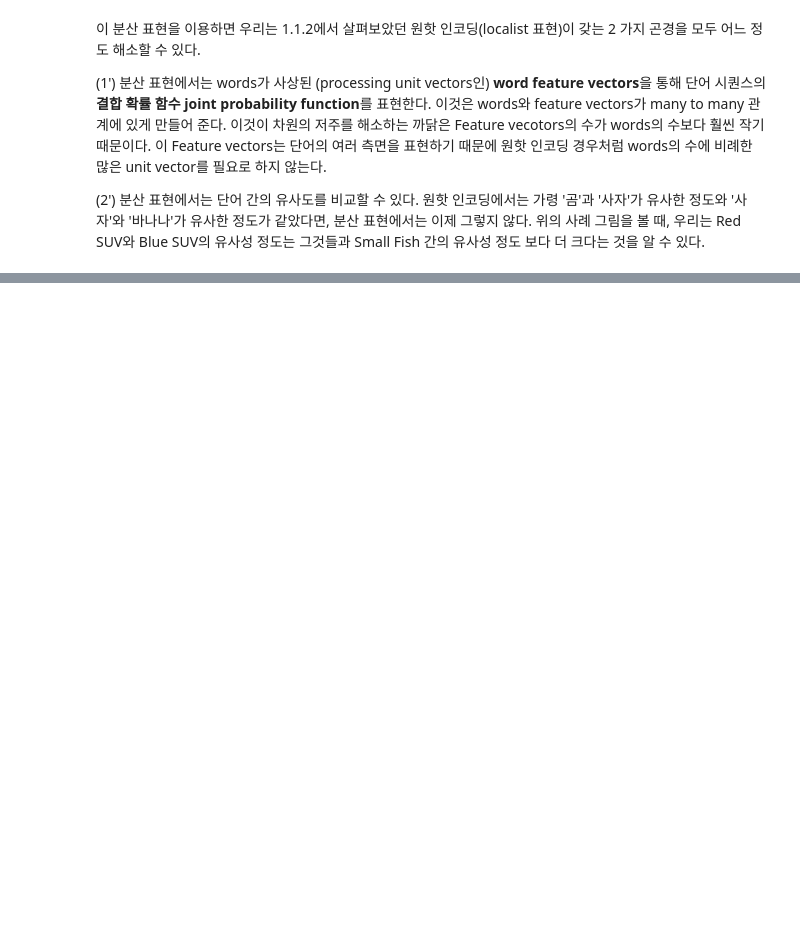
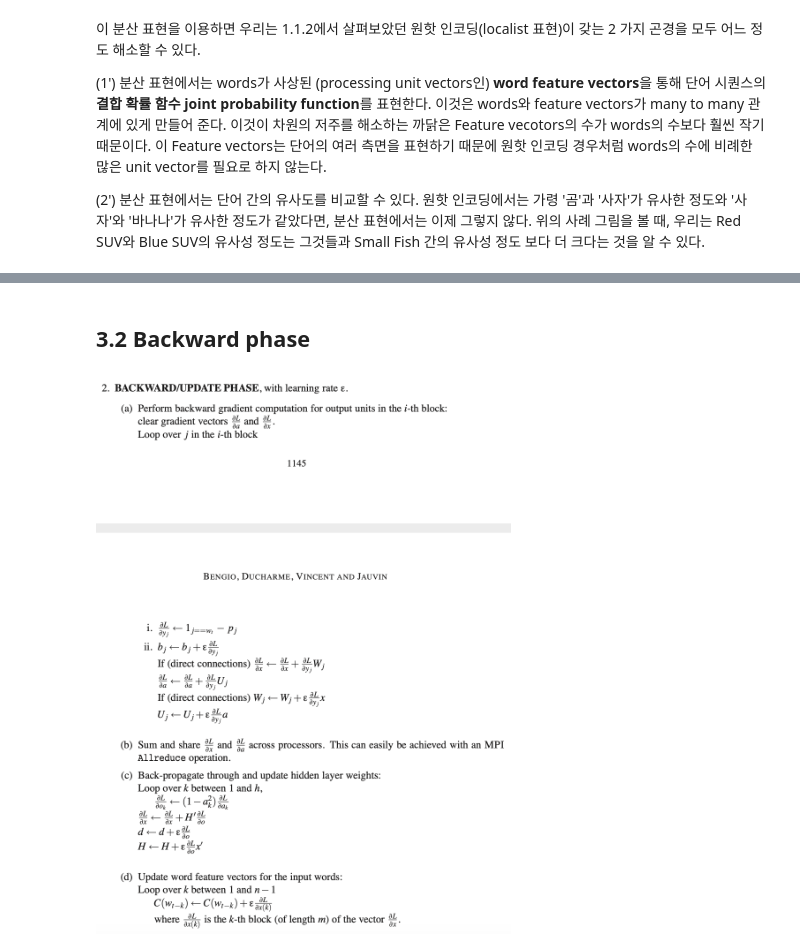
Before and after one commit to musicjae/NLP, a Jupyter notebook: NPLM(2003).ipynb, the cells around one changed output, grey strips where cells are left out. Cells and saved outputs as stored; diff of their text form; code cells hidden in the pictures; blank space fills up the shorter version.

```diff
--- a/NPLM(2003).ipynb
+++ b/NPLM(2003).ipynb
@@ -70,0 +229,6 @@ print(result)
+# %% [markdown]
+## 3.2 Backward phase
+# %%
+Image('n4.png',width=600)
+# %% [output]
+[figure, added]
```
Also changed, not shown: parts of 32 cells of this notebook.
